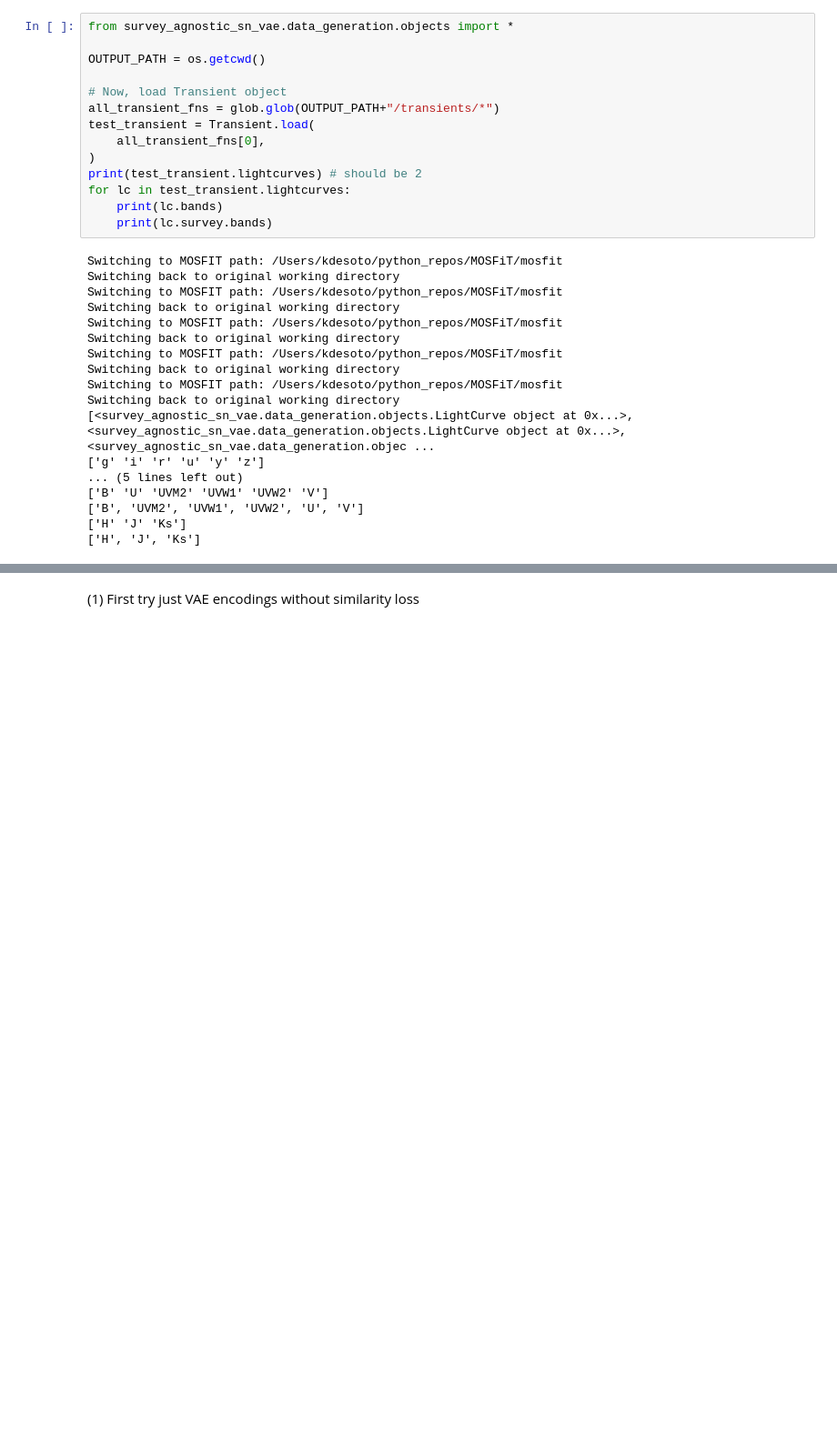
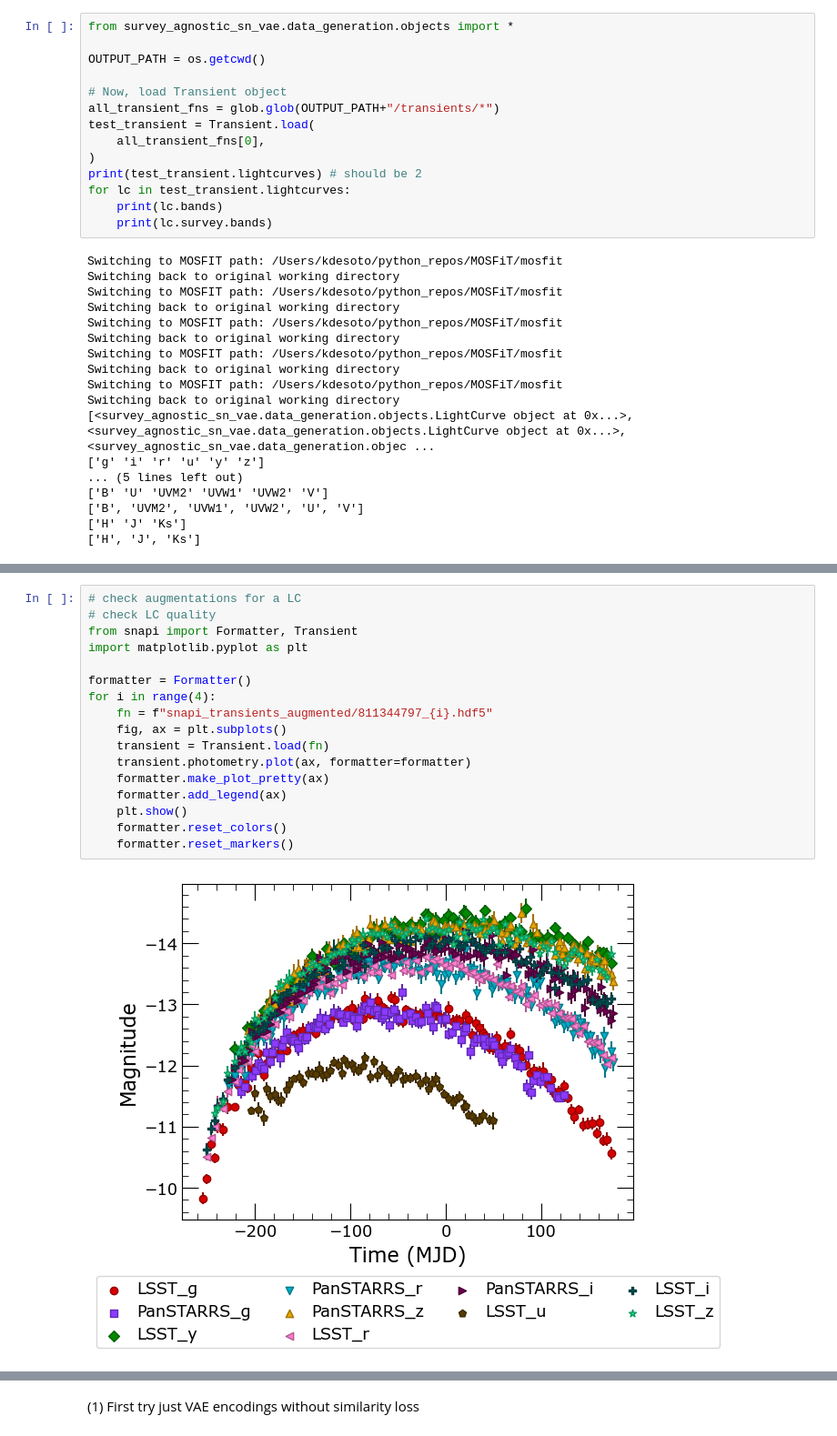
Before and after one commit to kdesoto-astro/survey-agnostic-sn-vae, a Jupyter notebook: data/intro_notebook.ipynb, the cells around one changed output, grey strips where cells are left out. Shown at 91% size. Drawn from its saved outputs; the diff is of its cells as text; blank space fills up the shorter version.

```diff
--- a/data/intro_notebook.ipynb
+++ b/data/intro_notebook.ipynb
@@ -149,0 +207,19 @@ plot_lightcurves(
+# %%
+# check augmentations for a LC
+# check LC quality
+from snapi import Formatter, Transient
+import matplotlib.pyplot as plt
+
+formatter = Formatter()
+for i in range(4):
+    fn = f"snapi_transients_augmented/811344797_{i}.hdf5"
+    fig, ax = plt.subplots()
+    transient = Transient.load(fn)
+    transient.photometry.plot(ax, formatter=formatter)
+    formatter.make_plot_pretty(ax)
+    formatter.add_legend(ax)
+    plt.show()
+    formatter.reset_colors()
+    formatter.reset_markers()
+# %% [output]
+[figure, added]
```
Also changed, not shown: parts of 37 cells of this notebook, 32 other files.
